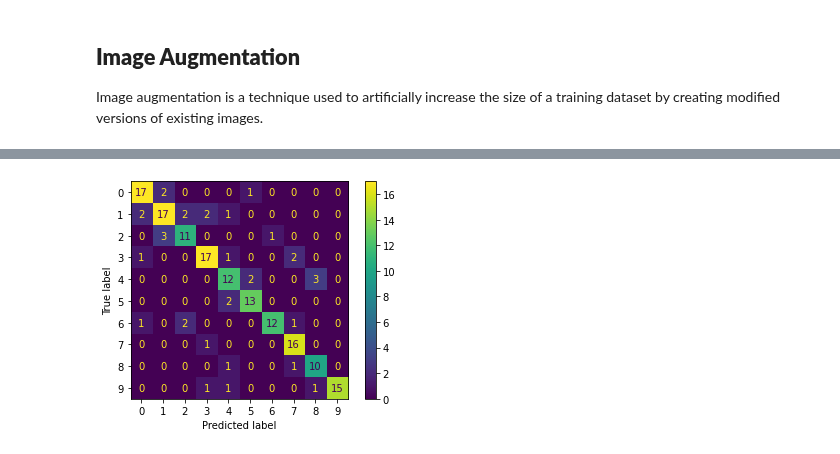
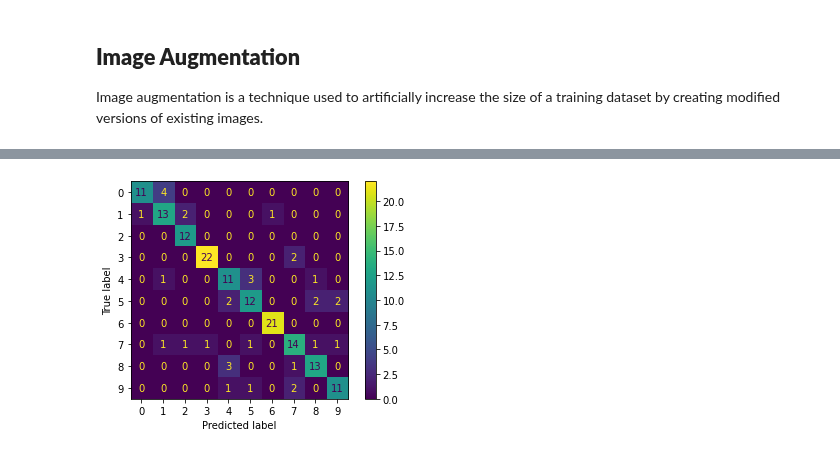
Before and after one commit to biodatlab/deep-learning-skooldio, a Jupyter notebook: 03_handwritten_recognition_explore.ipynb, the cells around one changed output, grey strips where cells are left out. Cells and saved outputs as stored; diff of their text form; code cells hidden in the pictures.

```diff
--- a/03_handwritten_recognition_explore.ipynb
+++ b/03_handwritten_recognition_explore.ipynb
@@ -461,3 +438,3 @@ plt.show()
 # %%
-augmented_train_dataset = ThaiDigitDataset(train_df, transform=train_transform)
-val_dataset = ThaiDigitDataset(val_df, transform=val_transform)
+train_thaidigit_dataset = ThaiDigitDataset("data/train/", transform=train_transform)
+val_thaidigit_dataset = ThaiDigitDataset("data/validation/", transform=val_transform)
@@ -466,9 +441,9 @@ train_dataset = ConcatDataset([train_thaidigit_dataset, augmented_train_dataset]
 # %%
-train_dataloader = DataLoader(train_dataset, batch_size=16, shuffle=True)
-val_dataloader = DataLoader(val_dataset, batch_size=16, shuffle=False)
+train_dataloader = DataLoader(train_thaidigit_dataset, batch_size=16, shuffle=True)
+val_dataloader = DataLoader(val_thaidigit_dataset, batch_size=16, shuffle=False)
 # %%
 # Let's train the model with augmented data
-n_epochs = 50
+n_epochs = 150
 augmented_model = DropoutThaiDigit()  # Initialize the model
 loss_fn = nn.CrossEntropyLoss()
 optimizer = torch.optim.SGD(augmented_model.parameters(), lr=0.01)
@@ -496,6 +471,7 @@ Epochs 50  train loss 0.60251 train acc 0.80444 val loss 0.80972 val acc 0.80000
 --------------------------------------------------------------------------------
 # %%
 # Evaluate the new model with old dataset.
-results = evaluate(val_df, augmented_model)
+pred_df = evaluate("data/validation/", augmented_model)
+pred_df.head(3)
 # %% [output]
 Accuracy: 80.00%
@@ -506,8 +486,8 @@ plot_graph(augmented_model_history)
 # %%
 # Confusion matrix
-cm = confusion_matrix(results.text, results.prediction, labels=range(10))
+cm = confusion_matrix(pred_df.label, pred_df.prediction, labels=range(10))
 display = ConfusionMatrixDisplay(confusion_matrix=cm, display_labels=range(10))
 display.plot()
 plt.show()
 # %% [output]
-[figure, old version]
+[figure, new version]
```
Also changed, not shown: parts of 27 cells of this notebook, 1 other file.
